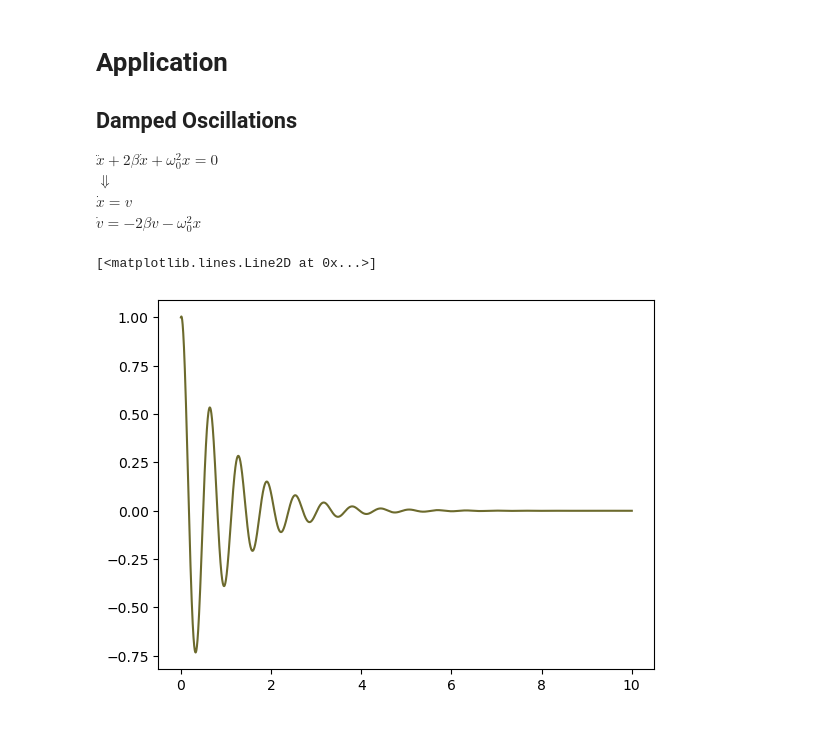
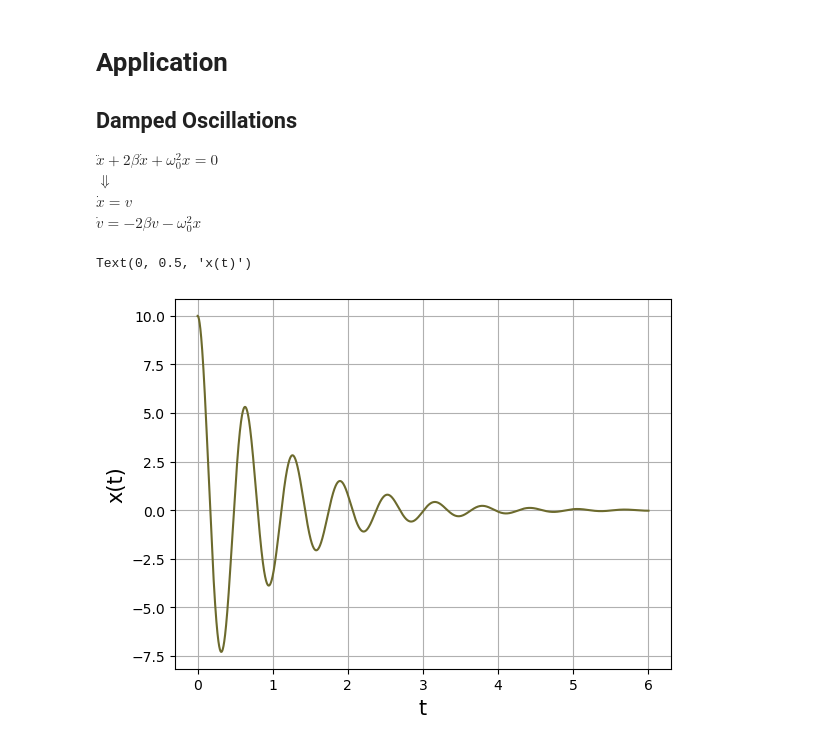
Before and after one commit to Dysnomia0417/cpreport, a Jupyter notebook: 歐滴伊.ipynb, the cells around one changed output. Drawn from its saved outputs; the diff is of its cells as text; code cells hidden in the pictures.

```diff
--- a/歐滴伊.ipynb
+++ b/歐滴伊.ipynb
@@ -61,21 +79,33 @@ $\dot{v}=-v^2+\sin(x)$
 # %%
 #2nd order ODE
 
-def dsdx(S,x):
+def dsdt(S,t):
     x,v=S
     return[v,-(v**2)+np.sin(x)]
 
-x_0=0
-v_0=5
+x_0=1
+v_0=0
 S_0=(x_0,v_0)
 
-x=np.linspace(0,1,100)
+t=np.linspace(0,10,100)
 
-sol=odeint(dsdx,y0=S_0,t=x)
+sol=odeint(dsdx,y0=S_0,t=t)
 
 sol_x=sol.T[0]
 sol_v=sol.T[1]
 
-plt.plot(x,sol_x,c="#6C6A2D")
-plt.plot(x,sol_v)
+fig=plt.figure()
+ax1=fig.add_subplot(1,2,1)
+ax2=fig.add_subplot(1,2,2)
+
+ax1.plot(t,sol_x,c="#6C6A2D",label='x(t)')
+ax2.plot(x,sol_v,c="#F8C3CD",label="$\dot{x}(t)$")
+ax1.set_xlabel("t")
+ax1.set_ylabel("x(t)")
+ax2.set_xlabel("t")
+ax2.set_ylabel("$\dot{x}(t)$")
+
+plt.tight_layout()
+
+plt.legend(loc="best")
 # %% [output]
@@ -91,25 +121,30 @@ $\dot{v}=-2\beta{}v-\omega^2_0x$
 # %%
 omega0=10
 beta=1
 
 omega=np.sqrt(omega0**2-beta**2)
 
 def dsdt(S,t,omega0,beta):
     x,v=S
     return[v,-2*beta*v-omega0**2*x]
 
-x_0=1
-v_0=1
+x_0=10
+v_0=0
 S_0=(x_0,v_0)
 
-t=np.linspace(0,10,10000)
+t=np.linspace(0,6,10000)
 
 sol=odeint(dsdt,y0=S_0,t=t,args=(omega0,beta))
 
 sol_x=sol.T[0]
 sol_v=sol.T[1]
 
-plt.plot(t,sol_x,c="#6C6A2D")
+fig=plt.figure()
+ax=fig.add_subplot(1,1,1)
+ax.plot(t,sol_x,c="#6C6A2D")
+plt.grid()
+ax.set_xlabel("t",fontsize=15)
+ax.set_ylabel("x(t)",fontsize=15)
 # %% [output]
-[<matplotlib.lines.Line2D at 0x...>]
+Text(0, 0.5, 'x(t)')
-[figure, old version]
+[figure, new version]
```
Also changed, not shown: parts of 6 cells of this notebook.
